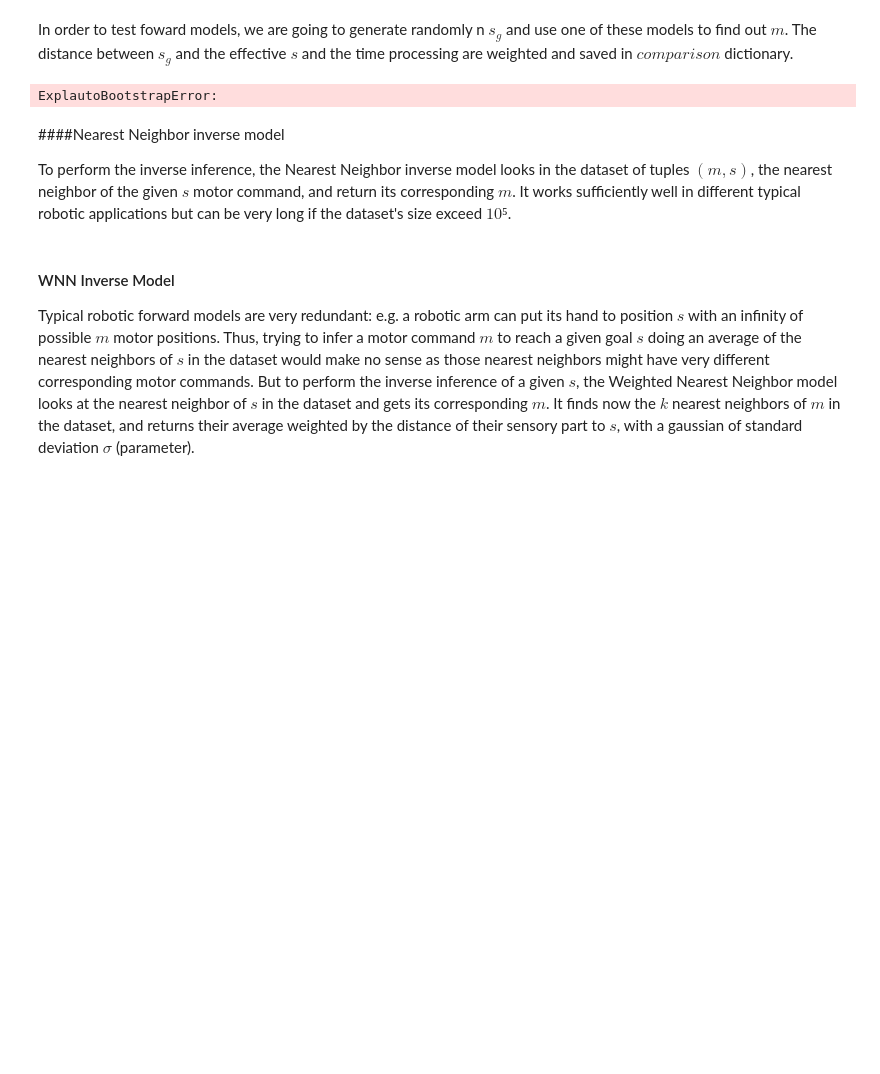
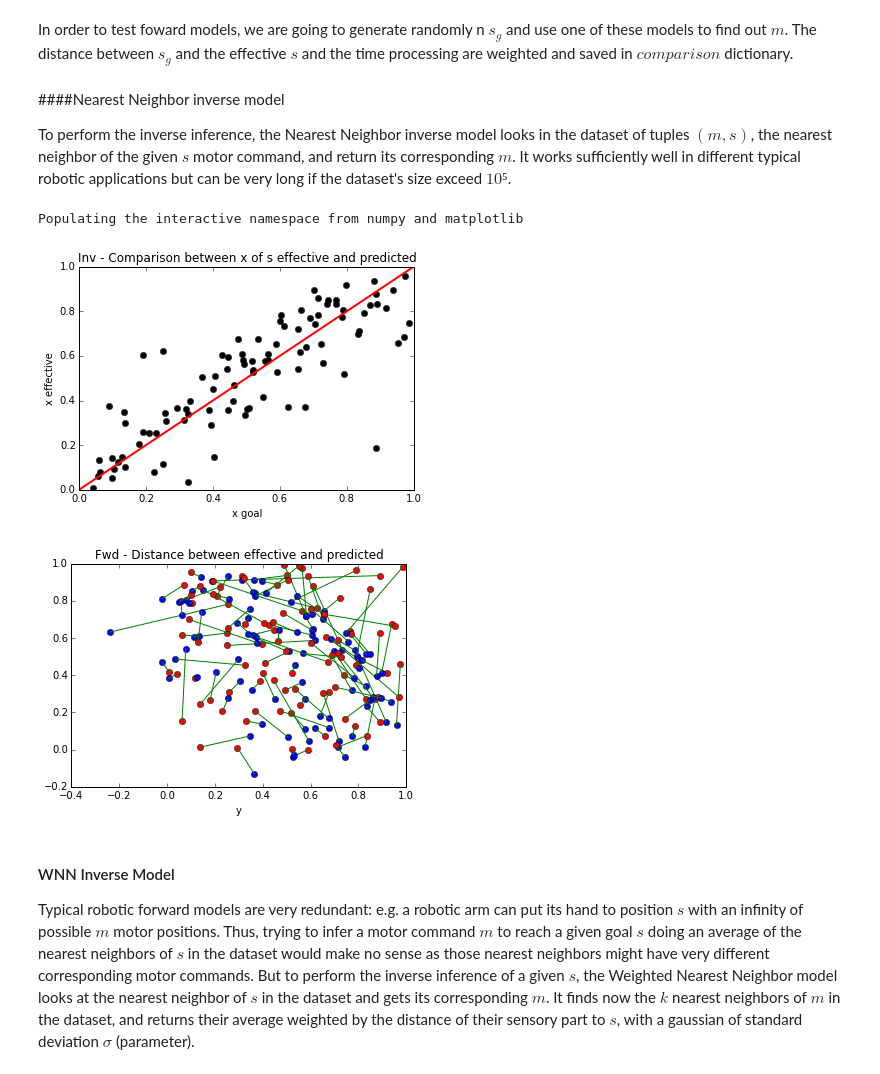
Before and after one commit to flowersteam/explauto, a Jupyter notebook: notebook/comparing_sensorimotor_models_non_parametric.ipynb, the cells around one changed output. Cells and saved outputs as stored; diff of their text form; code cells hidden in the pictures; blank space fills up the shorter version.

```diff
--- a/notebook/comparing_sensorimotor_models_non_parametric.ipynb
+++ b/notebook/comparing_sensorimotor_models_non_parametric.ipynb
@@ -101,3 +128,42 @@ for m in random_motors:
+# %%
+ # Distance between the predictive and effectiv value
+
+def generateInvTest(_environment, _model, _n = 100):
+    #Test of the model
+    %pylab inline
+    test_cases = rand_bounds(np.array([[0,0], [1,1]]), n=_n)
+    distance = []
+    timer = []
+
+    for sTest_goal in test_cases :
+        start = time.time()
+        mTest = _model.inverse_prediction(sTest_goal)
+        end = time.time()
+        sTest_eff = _environment.compute_sensori_effect(mTest)
+        distance.append(spatial.distance.pdist([sTest_goal,sTest_eff])[0])
+        timer.append(end - start)
+        figure(1)
+        plot(sTest_goal[0], sTest_eff[0], 'ok')
+        figure(2)
+        plot(sTest_goal[0], sTest_goal[1], 'or')
+        plot(sTest_eff[0], sTest_eff[1], 'ob')
+        plot([sTest_goal[0], sTest_eff[0]], [sTest_goal[1], sTest_eff[1]], '-g')
+
+    figure(1)
+    axis([0,1,0,1])
+    plot([0,1], [0,1], 'r-', lw=2)
+    title("Inv - Comparison between x of s effective and predicted")
+    xlabel("x goal")
+    ylabel("x effective")
+
+
+    figure(2)
+    title("Fwd - Distance between effective and predicted")
+    xlabel("x")
+    xlabel("y")
+
+    return {'mean distance' : np.mean(distance), 'std distance': np.std(distance) ,'max distance' : max(distance),
+            'mean time': np.mean(timer), 'std time': np.std(timer), 'max time': max(timer)}
 # %% [markdown]
 ### Forward models using guide
 
@@ -163,32 +243,21 @@ The predicted motor command $m_p$ to reach a goal $s_g$ can be obtained this way
 m_pred = model.inverse_prediction(s_g)
 # %% [markdown]
 In order to test foward models, we are going to generate randomly n $s_g$ and use one of these models to find out $m$. The distance between $s_g$ and the effective $s$ and the time processing are weighted and saved in $comparison$ dictionary.
-# %%
-#Test of the model
-test_cases = rand_bounds(np.array([[0.8,-0.1], [0.9,0.1]]), n=50)
-distance = []
-timer = []
-
-for sTest in test_cases :
-    start = time.time()
-    mTest = model.inverse_prediction(sTest)
-    end = time.time()
-    sTest_goal = environment.compute_sensori_effect(mTest)
-    distance.append(spatial.distance.pdist([sTest,sTest_goal])[0])
-    timer.append(end - start)
-
-# Distance between the predictive and effectiv value
-inv_comparison = {} #to remove after the first use
-inv_comparison['NN'] = [np.mean(distance), np.std(distance) ,max(distance),
-                    np.mean(timer), np.std(timer), max(timer)]
-# %% [output]
-ExplautoBootstrapError:
 # %% [markdown]
 ####Nearest Neighbor inverse model
 
 
 To perform the inverse inference, the Nearest Neighbor inverse model looks in the dataset of tuples $(m, s)$, the nearest neighbor of the given $s$ motor command, and return its corresponding $m$.
 It works sufficiently well in different typical robotic applications but can be very long if the dataset's size exceed $10⁵$.
+# %%
+sm_cls, sm_configs = sensorimotor_models['nearest_neighbor']
+modelNN = sm_cls(environment.conf, **sm_configs['default'])
+generateFwdDataset(environment, modelNN)
+inv_NN = generateInvTest(environment, modelNN)
+# %% [output]
+Populating the interactive namespace from numpy and matplotlib
+[figure, added]
+[figure, added]
 # %% [markdown]
 ####  WNN Inverse Model
 
```
Also changed, not shown: parts of 39 cells of this notebook.
